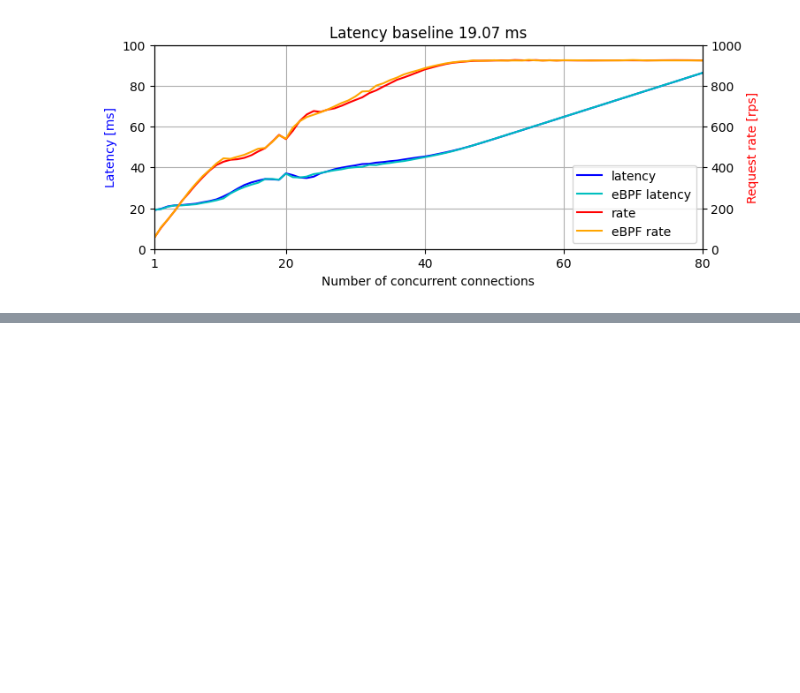
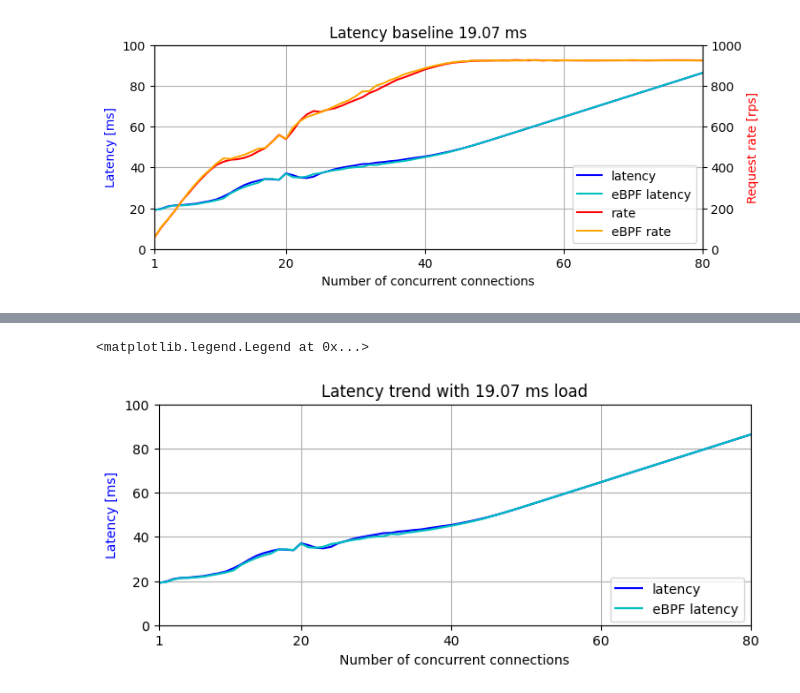
Before and after one commit to giulio-sido/bombardier, a Jupyter notebook: plot_bench.ipynb, the cells around one changed output, grey strips where cells are left out. Drawn from its saved outputs; the diff is of its cells as text; code cells hidden in the pictures; blank space fills up the shorter version.

```diff
--- a/plot_bench.ipynb
+++ b/plot_bench.ipynb
@@ -414,0 +447,17 @@ fig.legend(["latency", "eBPF latency", "rate", "eBPF rate"], bbox_to_anchor=(.9,
+# %%
+fig, ax = plt.subplots(figsize=(8,3))
+ax.set_ylabel("Latency [ms]", color='b')
+ax.plot(CONN_LIST2, results2["20-"]["latencies"], 'b')
+ax.plot(CONN_LIST2, results2["20-"]["ebpf_latencies"], 'c')
+ax.set_xlabel("Number of concurrent connections")
+ax.set_title("Latency trend with 19.07 ms load")
+ax.set_xlim(1, 80)
+ax.set_ylim(0, 100)
+ax.set_xticklabels([1, 20, 40, 60, 80])
+ax.set_xticks([1, 20, 40, 60, 80])
+ax.grid()
+
+fig.legend(["latency", "eBPF latency"], bbox_to_anchor=(.9, .30))
+# %% [output]
+<matplotlib.legend.Legend at 0x...>
+[figure, added]
```
Also changed, not shown: parts of 10 cells of this notebook.
